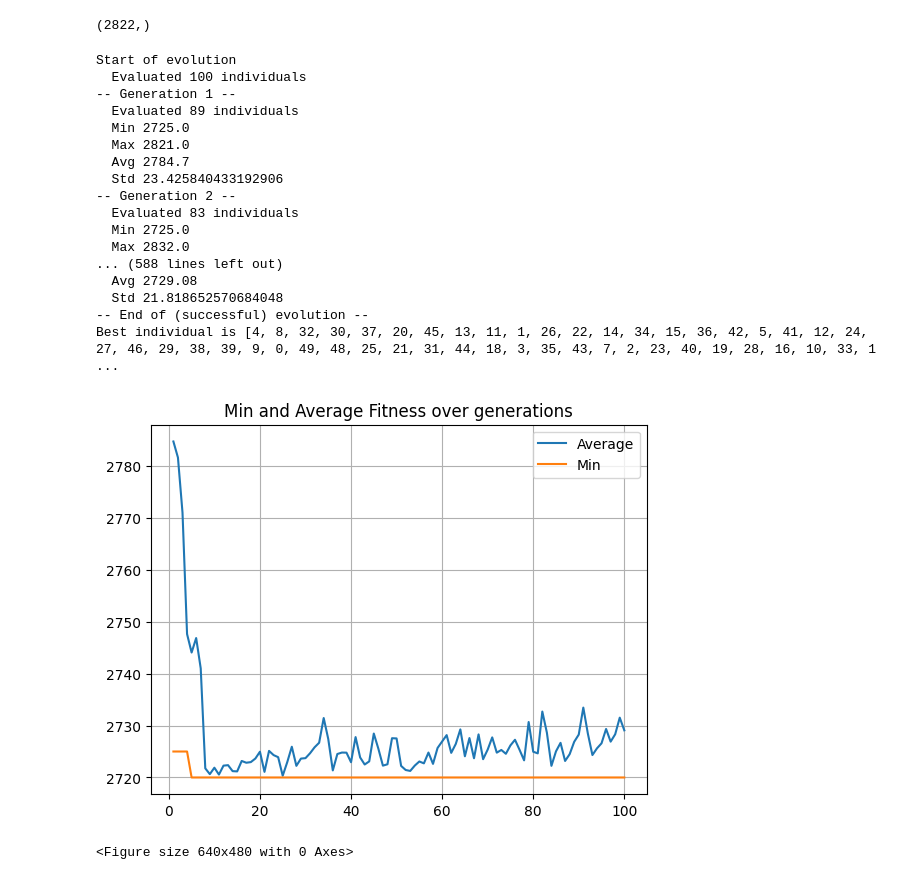
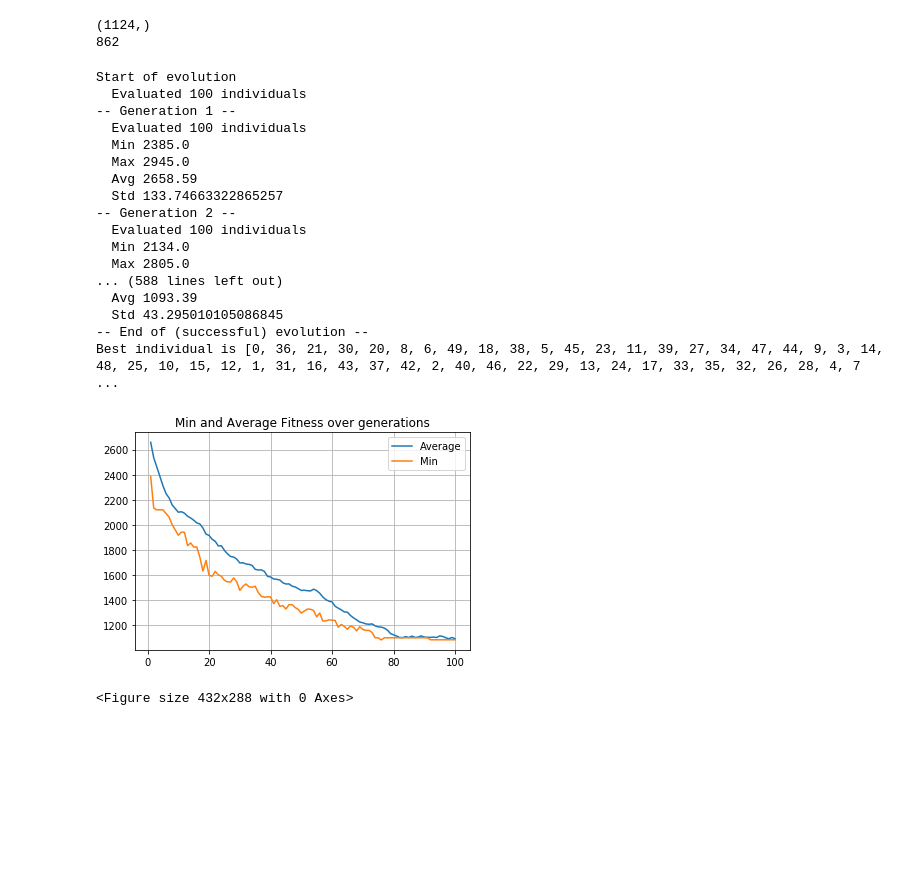
Before and after one commit to hslima00/CInte, a Jupyter notebook: proj2/Funções .ipynb, the cells around one changed output. Cells and saved outputs as stored; diff of their text form; code cells hidden in the pictures; blank space fills up the shorter version.

Commit message:
função que dá custo corrigida

```diff
--- a/proj2/Funções .ipynb
+++ b/proj2/Funções .ipynb
@@ -71,9 +73,23 @@ def evaluatecost(individual):
 
     return total_distance,
-# %%
-evaluatecost(test_list)
-# %% [output]
-(2822,)
+# %%
+#evaluatecost(test_list)
+
+lista = [30, 7, 20, 4, 17, 33, 36, 0, 10, 35, 46, 15, 34, 47, 48, 37, 31, 1, 22, 32, 28, 26, 13, 24, 29, 16, 43, 12, 25, 40, 27, 11, 39, 49, 18, 38, 45, 23, 9, 44, 6, 41, 19, 5, 21, 8, 50, 42, 2, 14, 3]
+
+a = evaluatecost([30, 7, 20, 4, 17, 33, 36, 0, 10, 35, 46, 15, 34, 47, 48, 37, 31, 1, 22, 32, 28, 26, 13, 24, 29, 16, 43, 12, 25, 40, 27, 11, 39, 49, 18, 38, 45, 23, 9, 44, 6, 41, 19, 5, 21, 8, 50, 42, 2, 14, 3])
+print(a)
+
+custo = 0
+for i in range(1, len(lista)):
+    custo = custo + CustDist_WHCentral_list[lista[i]][lista[i-1]]
+    #print(i, CustDist_WHCentral_list[lista[i]][lista[i-1]])
+
+
+print(custo)
+# %% [output]
+(1124,)
+862
 # %%
 import random
 
@@ -108,7 +124,7 @@ def P1(Number_Customers, Population_Size, Number_of_Evaluations, seed):
     toolbox.register("mate", tools.cxOrdered)
     toolbox.register("mutate", tools.mutShuffleIndexes, indpb=0.01)
     toolbox.register("evaluate", evaluatecost)
-    toolbox.register("select", tools.selTournament, tournsize=10)
+    toolbox.register("select", tools.selTournament, tournsize=4)
 
 
     random.seed(seed)
@@ -121,7 +137,7 @@ def P1(Number_Customers, Population_Size, Number_of_Evaluations, seed):
     #       are crossed
     #
     # MUTPB is the probability for mutating an individual
-    CXPB, MUTPB = 0.8, 0.1
+    CXPB, MUTPB = 1.0, 0.1
 
     print("Start of evolution")
 
@@ -211,24 +227,24 @@ def P1(Number_Customers, Population_Size, Number_of_Evaluations, seed):
 
     return
 # %%
-P1(50, 100, 10000, 50)
+P1(50, 100, 10000, 42)
 # %% [output]
 Start of evolution
   Evaluated 100 individuals
 -- Generation 1 --
-  Evaluated 89 individuals
-  Min 2725.0
-  Max 2821.0
-  Avg 2784.7
-  Std 23.425840433192906
+  Evaluated 100 individuals
+  Min 2385.0
+  Max 2945.0
+  Avg 2658.59
+  Std 133.74663322865257
 -- Generation 2 --
-  Evaluated 83 individuals
-  Min 2725.0
-  Max 2832.0
+  Evaluated 100 individuals
+  Min 2134.0
+  Max 2805.0
 ... (588 lines left out)
-  Avg 2729.08
-  Std 21.818652570684048
+  Avg 1093.39
+  Std 43.295010105086845
 -- End of (successful) evolution --
-Best individual is [4, 8, 32, 30, 37, 20, 45, 13, 11, 1, 26, 22, 14, 34, 15, 36, 42, 5, 41, 12, 24, 27, 46, 29, 38, 39, 9, 0, 49, 48, 25, 21, 31, 44, 18, 3, 35, 43, 7, 2, 23, 40, 19, 28, 16, 10, 33, 1 ...
+Best individual is [0, 36, 21, 30, 20, 8, 6, 49, 18, 38, 5, 45, 23, 11, 39, 27, 34, 47, 44, 9, 3, 14, 48, 25, 10, 15, 12, 1, 31, 16, 43, 37, 42, 2, 40, 46, 22, 29, 13, 24, 17, 33, 35, 32, 26, 28, 4, 7 ...
-[figure, old version]
+[figure, new version]
-<Figure size 640x480 with 0 Axes>
+<Figure size 432x288 with 0 Axes>
```
Also changed, not shown: parts of 2 cells of this notebook.
